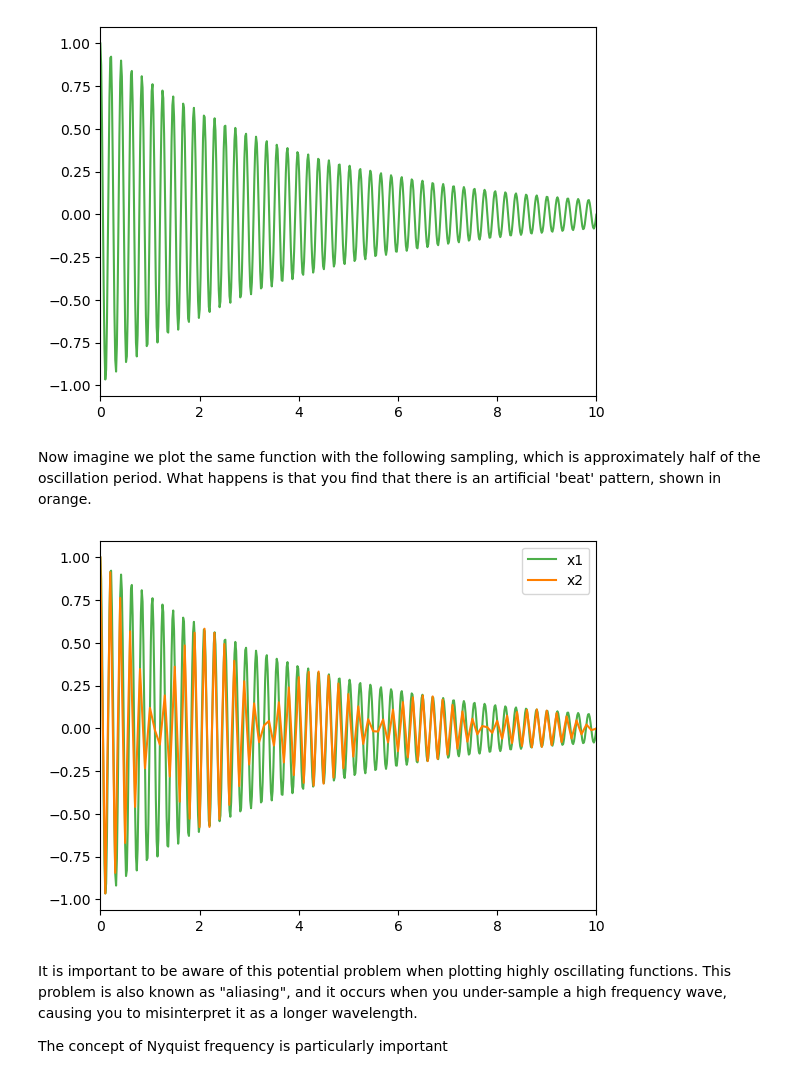
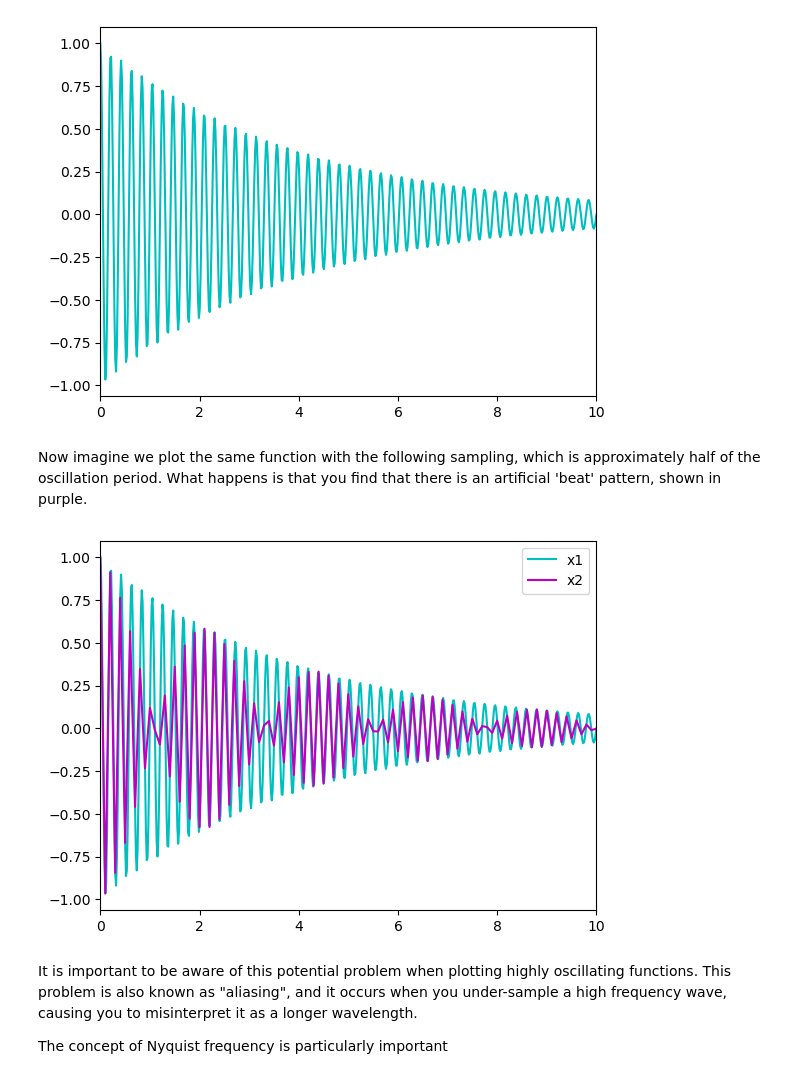
Before and after one commit to KentonBW/physics-lab, a Jupyter notebook: rlc.ipynb, the cells around one changed output. Drawn from its saved outputs; the diff is of its cells as text; code cells hidden in the pictures.

```diff
--- a/rlc.ipynb
+++ b/rlc.ipynb
@@ -11,24 +15,26 @@ import numpy as np
 import matplotlib.pyplot as plt
 
 x = np.linspace(0, 10, 600)
-plt.plot(x, np.cos(30. * x) * np.exp(-x / 4.), color='#4daf4a')
+#plt.figure(figsize=(8, 5))
+plt.plot(x, np.cos(30. * x) * np.exp(-x / 4.), 'c-')
 plt.xlim([0, 10])
 plt.show()
 # %% [output]
-[figure, old version]
+[figure, new version]
 # %% [markdown]
-Now imagine we plot the same function with the following sampling, which is approximately half of the oscillation period. What happens is that you find that there is an artificial 'beat' pattern, shown in orange.
+Now imagine we plot the same function with the following sampling, which is approximately half of the oscillation period. What happens is that you find that there is an artificial 'beat' pattern, shown in purple.
 # %%
 # Sampling frequency Range is ~ 1/6 of x2
 # (3x as wide and ~1/2 as many points)
 x2 = np.linspace(0, 30, 301)
-plt.plot(x, np.cos(30. * x) * np.exp(-x / 4.), color='#4daf4a', label="x1")
-plt.plot(x2, np.cos(30. * x2) * np.exp(-x2 / 4.), color='#ff7f00', label="x2")
+#plt.figure(figsize=(8, 5))
+plt.plot(x, np.cos(30. * x) * np.exp(-x / 4.), 'c-', label="x1")
+plt.plot(x2, np.cos(30. * x2) * np.exp(-x2 / 4.), 'm-', label="x2")
 plt.xlim([0, 10])
 plt.legend()
 plt.show()
 # %% [output]
-[figure, old version]
+[figure, new version]
 # %% [markdown]
 It is important to be aware of this potential problem when plotting highly oscillating functions. This problem is also known as "aliasing", and it occurs when you under-sample a high frequency wave, causing you to misinterpret it as a longer wavelength.
 
```
Also changed, not shown: parts of 4 cells of this notebook.
